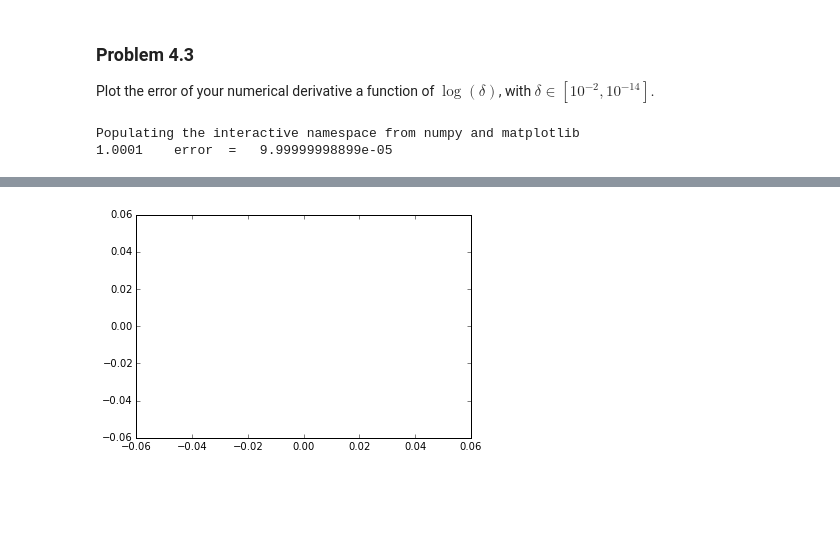
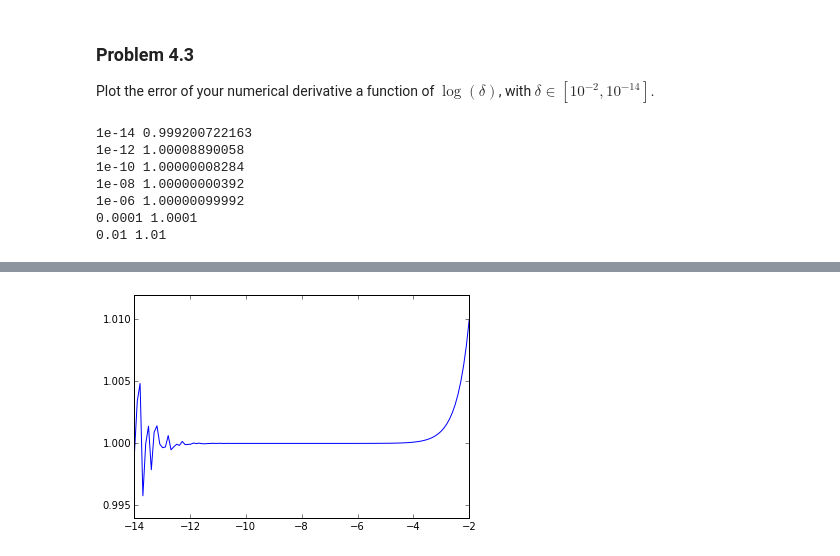
Before and after one commit to pcchen/NTHU10320PHYS290000, a Jupyter notebook: student/102022110/Homework3.ipynb, the cells around one changed output, grey strips where cells are left out. Cells and saved outputs as stored; diff of their text form; code cells hidden in the pictures; blank space fills up the shorter version.

```diff
--- a/student/102022110/Homework3.ipynb
+++ b/student/102022110/Homework3.ipynb
@@ -237,25 +239,28 @@ print derivative(1,1e-14)
 Plot the error of your numerical derivative a function of $\log(\delta)$, with $\delta \in [10^{-2}, 10^{-14}]$.
 # %%
 # Problem 4.3
-%pylab inline
-import math
 def f(x):
     return x*(x-1)
 def derivative(x,e):
     df=(f(x+e)-f(x))/e
     return df
-def error(a):
-    return derivative(1,a)-1
-print derivative(1,1e-4)  , '   error  =  ',error(1e-4)
+d = 0.01
+derivative(1.0,d)
+
+for i in range(-14,0,2):
+    d = 10**i
+    print d,df(1.0,d)
 
 
-
-t = linspace(math.log(1e-14),2, math.log(1e-2))
-y = zeros(len(t))
-for i in xrange(len(t)):
-    y[i] = error(t[i])
-plot(t, y)
+lnd = linspace(-14,-2,120)
+x1 = df(1.0, 10**lnd)
+plot(lnd,x1)
 show()
 # %% [output]
-Populating the interactive namespace from numpy and matplotlib
-1.0001    error  =   9.99999998899e-05
+1e-14 0.999200722163
+1e-12 1.00008890058
+1e-10 1.00000008284
+1e-08 1.00000000392
+1e-06 1.00000099992
+0.0001 1.0001
+0.01 1.01
@@ -264 +267 @@ WARNING: pylab import has clobbered these variables: ['f']
-[figure, old version]
+[figure, new version]
```
Also changed, not shown: parts of 3 cells of this notebook.
